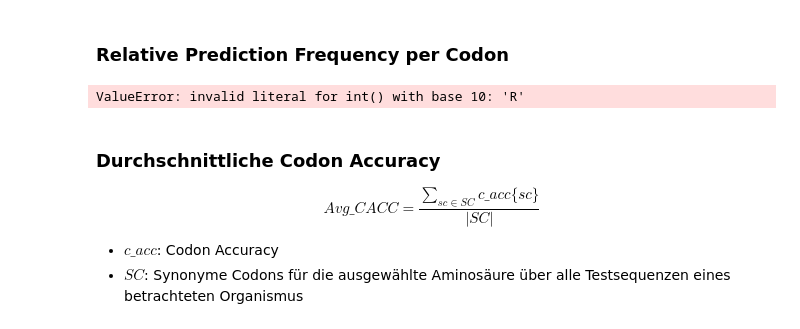
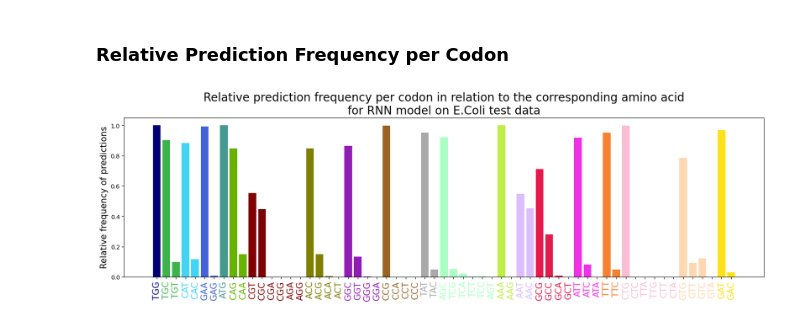
Before and after one commit to maxikuehn/PMDS_Codons, a Jupyter notebook: notebooks/06_2_RNN_Testing.ipynb, the cells around one changed output. Saved outputs shown, nothing was run; the diff lists cells and outputs as text; code cells hidden in the pictures.

```diff
--- a/notebooks/06_2_RNN_Testing.ipynb
+++ b/notebooks/06_2_RNN_Testing.ipynb
@@ -148,13 +140,6 @@ plt = mle.plot_codon_acc(labels, predicted, f'Accuracy per codon for RNN model o
 ### Relative Prediction Frequency per Codon
 # %%
 codon_counted_predicted = mle.codon_count(predicted)
-plt = mle.plot_relative_codon_count(codon_counted_predicted,,predicted, f'Relative prediction frequency per codon in relation to the corresponding amino acid\nfor RNN model on {organism} test data')
+plt = mle.plot_relative_codon_count(codon_counted_predicted,predicted, f'Relative prediction frequency per codon in relation to the corresponding amino acid\nfor RNN model on {organism} test data')
 # %% [output]
-ValueError: invalid literal for int() with base 10: 'R'
+[figure, added]
-# %% [markdown]
-### Durchschnittliche Codon Accuracy
-
-$$Avg\_CACC = \frac{\sum_{sc \in SC} c\_acc\{sc\}}{|SC|} $$
-
-- $c\_acc$: Codon Accuracy
-- $SC$: Synonyme Codons für die ausgewählte Aminosäure über alle Testsequenzen eines betrachteten Organismus
```
Also changed, not shown: parts of 10 cells of this notebook.
